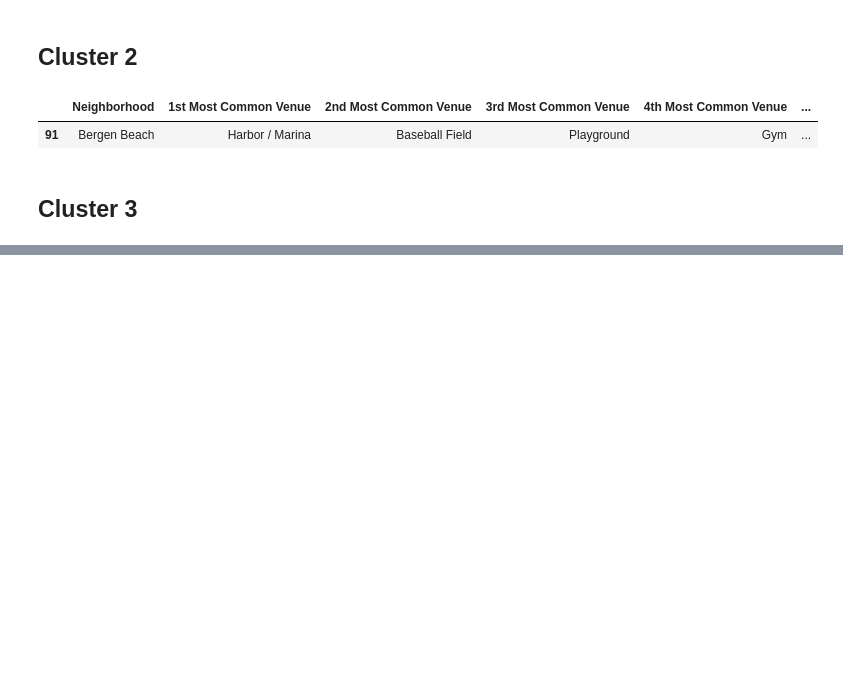
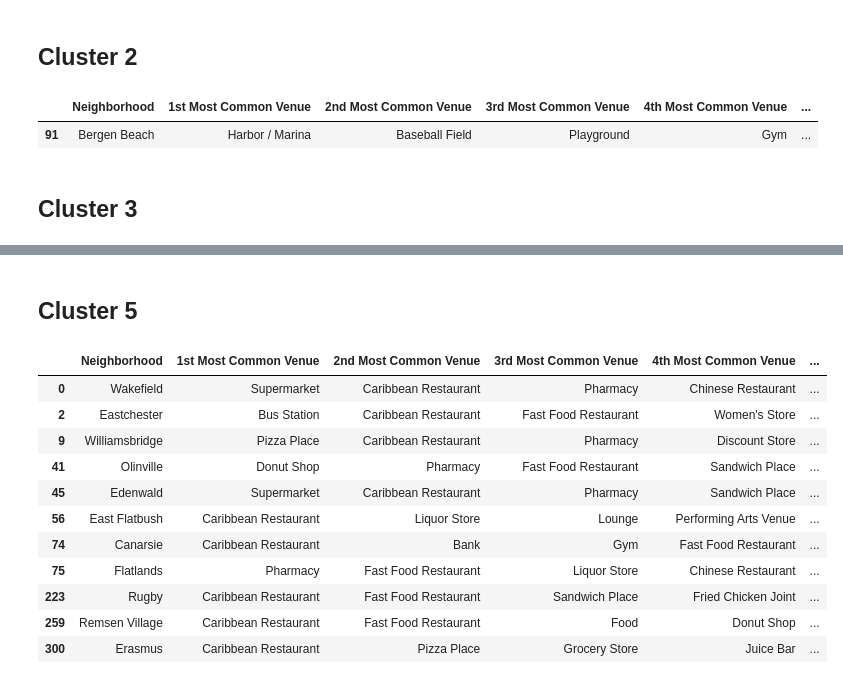
Before and after one commit to AndresLoaiciga/Foursquare-Neighborhood-Segmentation, a Jupyter notebook: Bronx and Brooklyn Neighborhood Comparison .ipynb, the cells around one changed output, grey strips where cells are left out. Saved outputs shown, nothing was run; the diff lists cells and outputs as text; code cells hidden in the pictures; blank space fills up the shorter version.

```diff
--- a/Bronx and Brooklyn Neighborhood Comparison .ipynb
+++ b/Bronx and Brooklyn Neighborhood Comparison .ipynb
@@ -682,0 +694,17 @@ bxbk_merged.loc[bxbk_merged['Cluster Labels'] == 0, bxbk_merged.columns[[1] + li
+# %% [markdown]
+## Cluster 5
+# %%
+bxbk_merged.loc[bxbk_merged['Cluster Labels'] == 4, bxbk_merged.columns[[1] + list(range(5, bxbk_merged.shape[1]))]]
+# %% [output]
+|  | Neighborhood | 1st Most Common Venue | 2nd Most Common Venue | 3rd Most Common Venue | 4th Most Common Venue | ... |
+| 0 | Wakefield | Supermarket | Caribbean Restaurant | Pharmacy | Chinese Restaurant | ... |
+| 2 | Eastchester | Bus Station | Caribbean Restaurant | Fast Food Restaurant | Women's Store | ... |
+| 9 | Williamsbridge | Pizza Place | Caribbean Restaurant | Pharmacy | Discount Store | ... |
+| 41 | Olinville | Donut Shop | Pharmacy | Fast Food Restaurant | Sandwich Place | ... |
+| 45 | Edenwald | Supermarket | Caribbean Restaurant | Pharmacy | Sandwich Place | ... |
+| 56 | East Flatbush | Caribbean Restaurant | Liquor Store | Lounge | Performing Arts Venue | ... |
+| 74 | Canarsie | Caribbean Restaurant | Bank | Gym | Fast Food Restaurant | ... |
+| 75 | Flatlands | Pharmacy | Fast Food Restaurant | Liquor Store | Chinese Restaurant | ... |
+| 223 | Rugby | Caribbean Restaurant | Fast Food Restaurant | Sandwich Place | Fried Chicken Joint | ... |
+| 259 | Remsen Village | Caribbean Restaurant | Fast Food Restaurant | Food | Donut Shop | ... |
+| 300 | Erasmus | Caribbean Restaurant | Pizza Place | Grocery Store | Juice Bar | ... |
```
Also changed, not shown: parts of 4 cells of this notebook.
